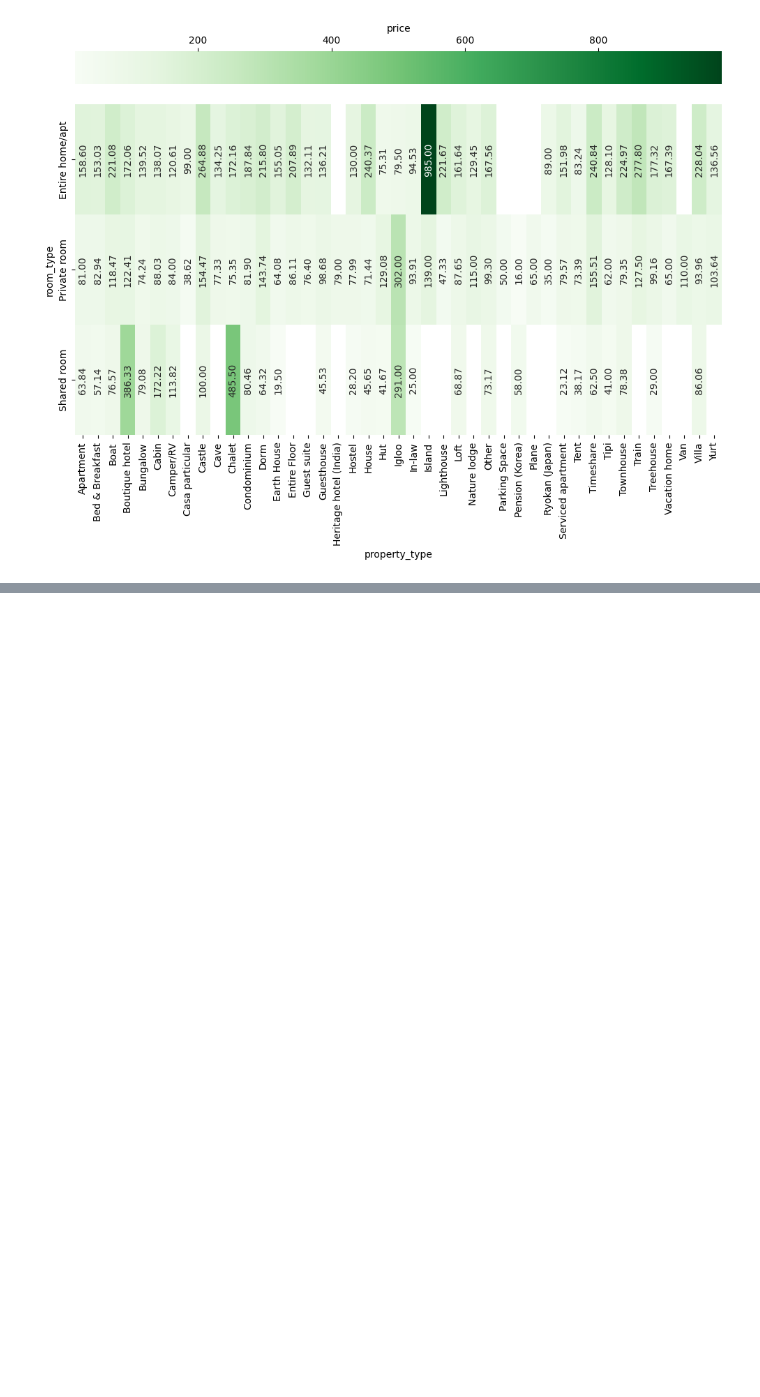
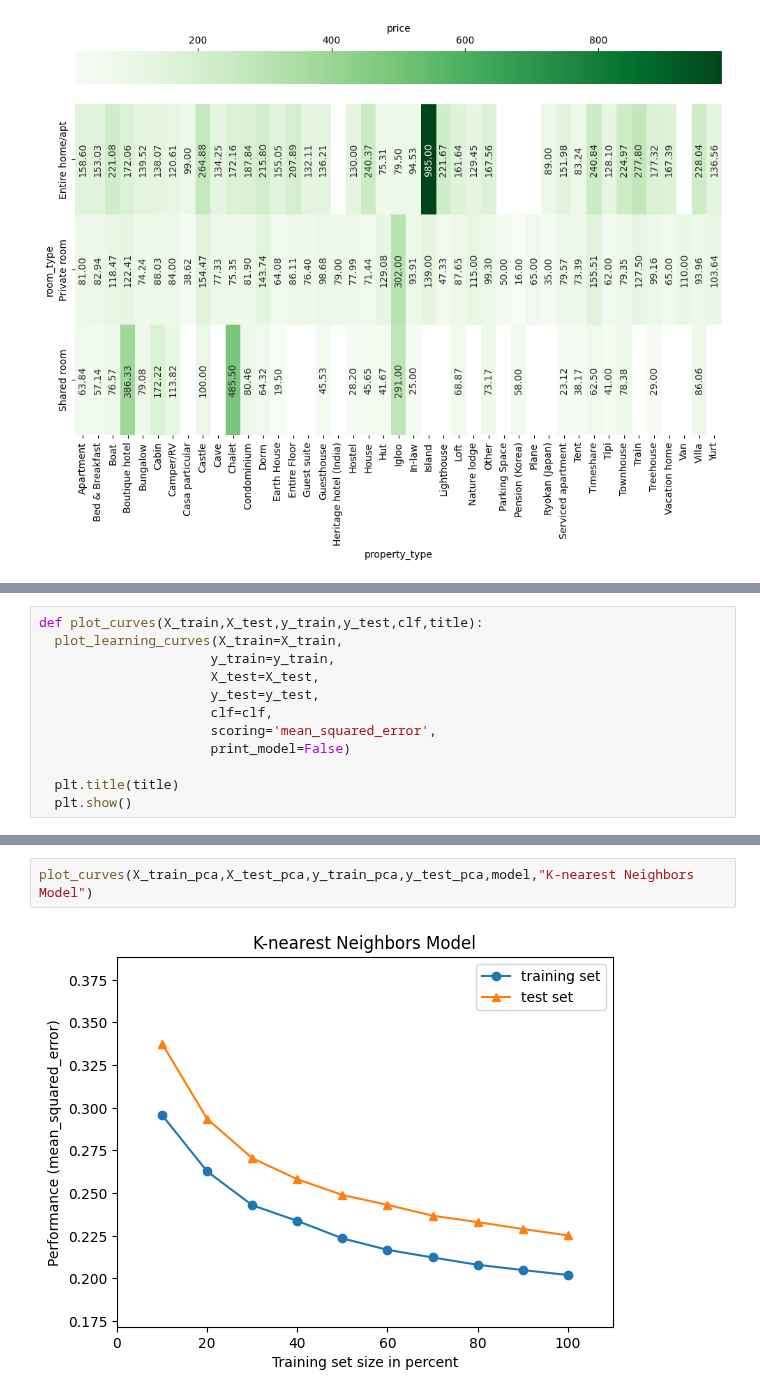
Before and after one commit to 19127592/PTDLUD, a Jupyter notebook: Project.ipynb, the cells around one changed output, grey strips where cells are left out. Cells and saved outputs as stored; diff of their text form; blank space fills up the shorter version.

```diff
--- a/Project.ipynb
+++ b/Project.ipynb
@@ -380,0 +585,12 @@ plt.show()
+# %%
+def plot_curves(X_train,X_test,y_train,y_test,clf,title):
+  plot_learning_curves(X_train=X_train,
+                      y_train=y_train,
+                      X_test=X_test,
+                      y_test=y_test,
+                      clf=clf,
+                      scoring='mean_squared_error',
+                      print_model=False)
+
+  plt.title(title)
+  plt.show()
@@ -380,0 +679,4 @@ plt.show()
+# %%
+plot_curves(X_train_pca,X_test_pca,y_train_pca,y_test_pca,model,"K-nearest Neighbors Model")
+# %% [output]
+[figure, added]
```
Also changed, not shown: parts of 75 cells of this notebook.
